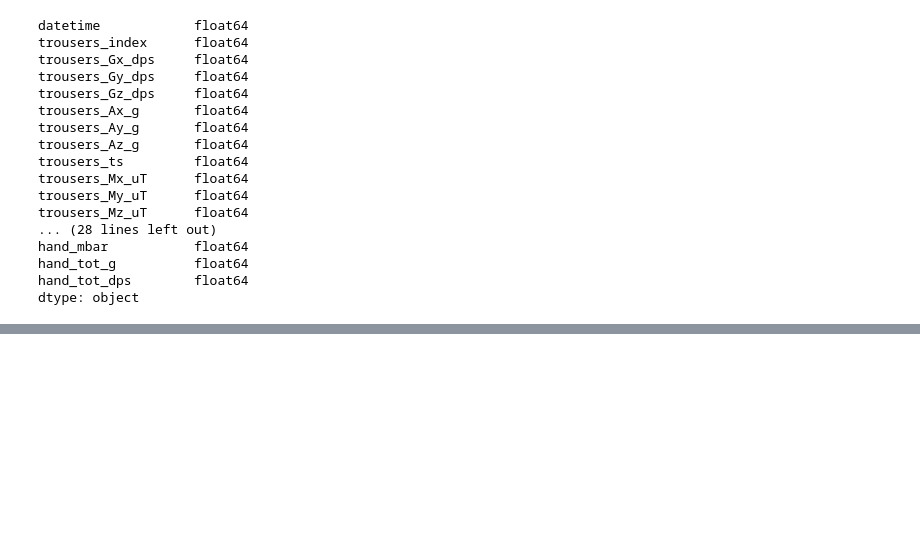
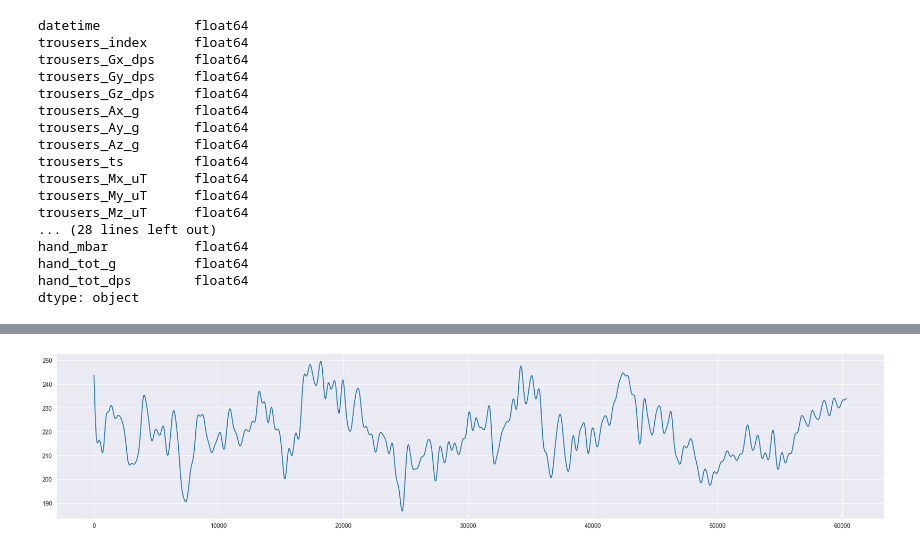
Before and after one commit to Gr33nMayhem/SyntheticIMUGeneration, a Jupyter notebook: notebooks/VTT-Conlot-Data_Visualisation.ipynb, the cells around one changed output, grey strips where cells are left out. Saved outputs shown, nothing was run; the diff lists cells and outputs as text; code cells hidden in the pictures; blank space fills up the shorter version.

```diff
--- a/notebooks/VTT-Conlot-Data_Visualisation.ipynb
+++ b/notebooks/VTT-Conlot-Data_Visualisation.ipynb
@@ -114,0 +157,16 @@ dtype: object
+# %%
+#filter the data with a bandpass filter, 0.5Hz to 20Hz, frequency is 400Hz
+from scipy import signal
+from scipy.signal import butter, freqz, filtfilt
+
+
+def lowpass_filter(data, low_cut_off=0.1, fs=100):
+    b, a = butter(4, low_cut_off, fs=fs, btype='lowpass', analog=False)
+    y = filtfilt(b, a, data)
+    return b, a, y
+
+
+def highpass_filter(data, high_cut_off=0.1, fs=100):
+    b, a = butter(4, high_cut_off, fs=fs, btype='highpass', analog=False)
+    y = filtfilt(b, a, data)
+    return b, a, y
@@ -114,0 +187,8 @@ dtype: object
+# %%
+# remove the high frequency noise from the distance data
+b, a, distance = lowpass_filter(distance, low_cut_off=2, fs=25)
+plt.figure(figsize=(25, 5))
+plt.plot(keypoint_data['timestamp'], distance)
+plt.show()
+# %% [output]
+[figure, added]
```
Also changed, not shown: parts of 25 cells of this notebook, 3 other files.
